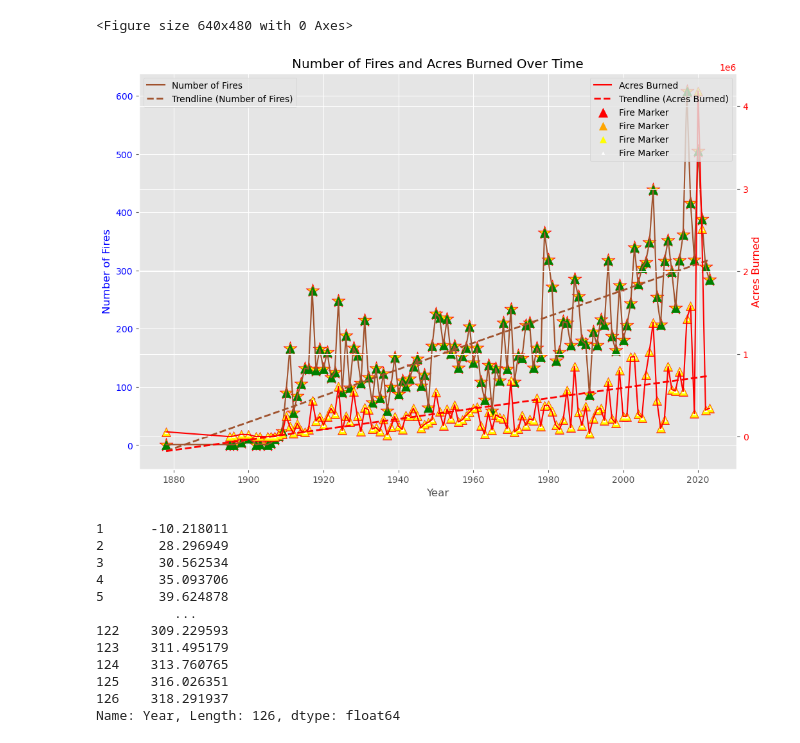
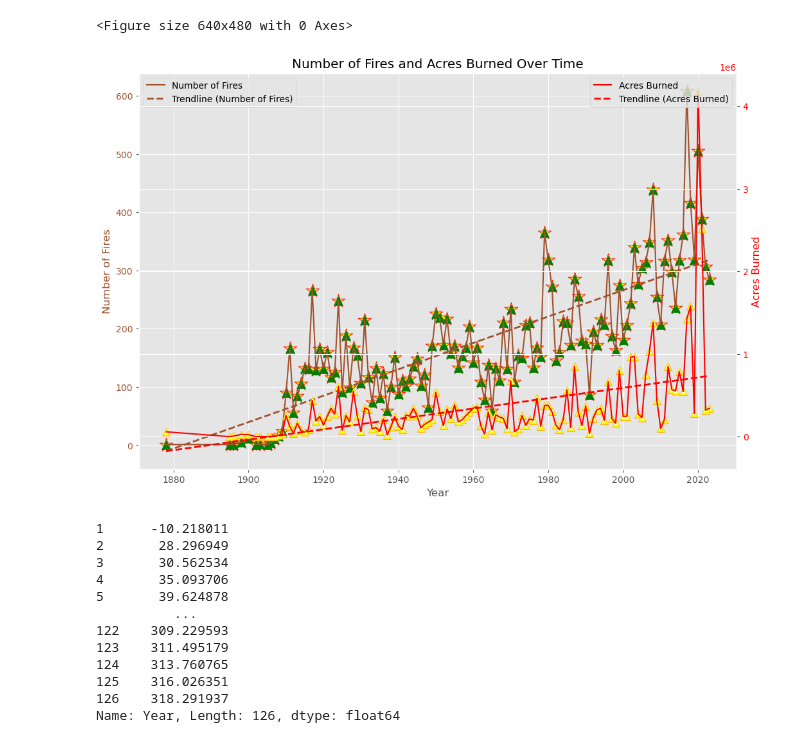
Before and after one commit to wrwr4859/UCB-Project3-Group3, a Jupyter notebook: ca_climate_change.ipynb, the cells around one changed output. Saved outputs shown, nothing was run; the diff lists cells and outputs as text; code cells hidden in the pictures.

Commit message:
Matched colors

```diff
--- a/ca_climate_change.ipynb
+++ b/ca_climate_change.ipynb
@@ -935,8 +935,8 @@ fig, ax1 = plt.subplots(figsize=(12, 8))
 # Plot Number of Fires
 ax1.plot(df['Year'], df['num_fires'], color='sienna', label='Number of Fires')
 ax1.set_xlabel('Year')
-ax1.set_ylabel('Number of Fires', color='b')
-ax1.tick_params(axis='y', labelcolor='b')
+ax1.set_ylabel('Number of Fires', color='sienna')
+ax1.tick_params(axis='y', labelcolor='sienna')
 
 # Add a trendline for Number of Fires
 slope, intercept, r_value, p_value, std_err = stats.linregress(df['Year'], df['num_fires'])
@@ -945,38 +945,38 @@ trendline = intercept + slope * df['Year']
 # Plotting the trendline with a distinct style
 ax1.plot(df['Year'], trendline, color='sienna', linestyle='--', label='Trendline (Number of Fires)', linewidth=2)
 
 plt.scatter(df['Year'], df['num_fires'], marker='*', color='red', s=250)
 plt.scatter(df['Year'], df['num_fires'], marker='*', color='orange', s=150)
 plt.scatter(df['Year'], df['num_fires'], marker='*', color='yellow', s=75)
 plt.scatter(df['Year'], df['num_fires'], marker='^', color='green', s=100)
 
 # Plot Acres Burned on the same axes but with a different scale
 ax2 = ax1.twinx()  # instantiate a second y-axis that shares the same x-axis
 ax2.plot(df['Year'], df['total_acres'], color='r', label='Acres Burned')
 ax2.set_ylabel('Acres Burned', color='r')
 ax2.tick_params(axis='y', labelcolor='r')
 
 # Add a trendline for Number of Fires
 slope1, intercept1, r_value1, p_value1, std_err1 = stats.linregress(df['Year'], df['total_acres'])
 trendline1 = intercept1 + slope1 * df['Year']
 
 # Plotting the trendline with a distinct style
 ax2.plot(df['Year'], trendline1, color='r', linestyle='--', label='Trendline (Acres Burned)', linewidth=2)
 
-plt.scatter(df['Year'], df['total_acres'], marker='^', color='red', s=100, label='Fire Marker')
-plt.scatter(df['Year'], df['total_acres'], marker='^', color='orange', s=75, label='Fire Marker')
-plt.scatter(df['Year'], df['total_acres'], marker='^', color='yellow', s=50, label='Fire Marker')
-plt.scatter(df['Year'], df['total_acres'], marker='^', color='white', s=10, label='Fire Marker')
+plt.scatter(df['Year'], df['total_acres'], marker='^', color='red')
+plt.scatter(df['Year'], df['total_acres'], marker='^', color='orange', s=75)
+plt.scatter(df['Year'], df['total_acres'], marker='^', color='yellow', s=50)
+plt.scatter(df['Year'], df['total_acres'], marker='^', color='white', s=10)
 
 # Add legends
 ax1.legend(loc='upper left')
 ax2.legend(loc='upper right')
 
 # Show the plot
 plt.title('Number of Fires and Acres Burned Over Time')
 plt.show()
 # %% [output]
-[figure, old version]
+[figure, new version]
 # %%
 print(trendline)
 # %% [output]
```
